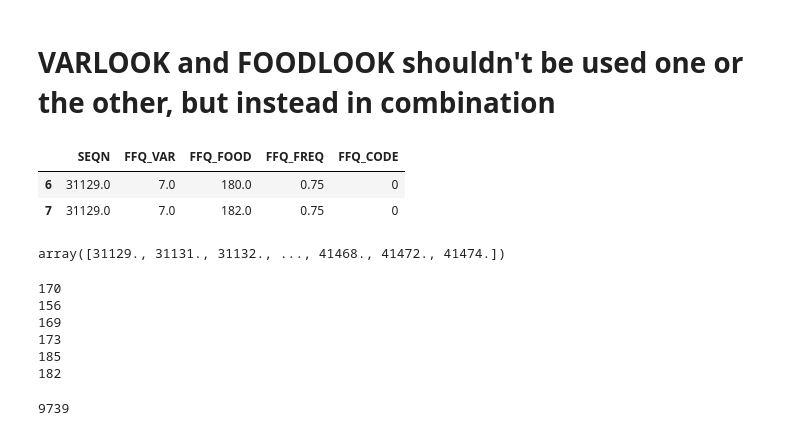
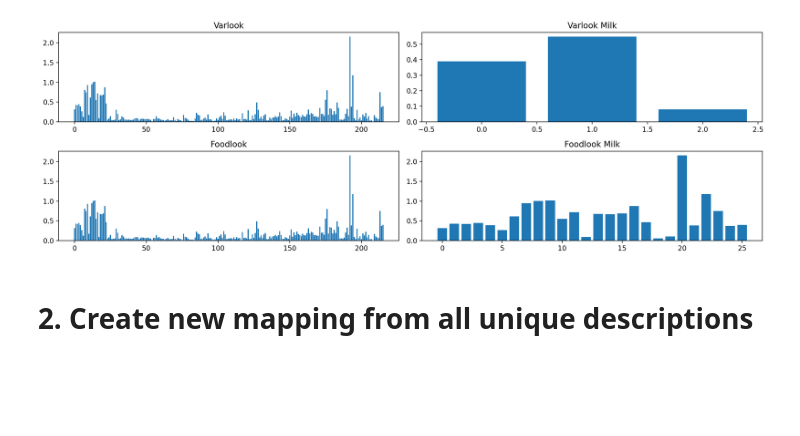
Before and after one commit to nicolasmatthewlee/foodstats-analysis, a Jupyter notebook: scripts/notebooks/ffq-analysis.ipynb, the cells around one changed output. Cells and saved outputs as stored; diff of their text form; code cells hidden in the pictures; blank space fills up the shorter version.

```diff
--- a/scripts/notebooks/ffq-analysis.ipynb
+++ b/scripts/notebooks/ffq-analysis.ipynb
@@ -5,4 +8,4 @@ import matplotlib.pyplot as plt
 # %%
-ffqdc=pd.read_csv('../nhanes-2005-2006/FFQDC_D.csv',index_col=0)
+ffqdc=pd.read_csv('../nhanes-2005-2006/FFQDC_D.csv',index_col=0).drop(columns='FFQ_CODE')
 varlook=pd.read_csv('../nhanes-2005-2006/VARLK_D.csv',index_col=0)
 foodlook=pd.read_csv('../nhanes-2005-2006/FOODLK_D.csv',index_col=0)
@@ -46,6 +14,21 @@ def findInVarlook(key):
+# %%
+def findInVarlook(key,show=True):
+    if show: print('Varlook')
+    ids=[]
+    for i,e in enumerate(varlook['VALUE']):
+        if key in e.lower():
+            if show: print(e)
+            ids.append(varlook.loc[i]['FFQ_VAR'])
+    return ids
+
+def findInFoodlook(key,show=True):
+    if show: print('Foodlook')
+    ids=[]
+    for i,e in enumerate(foodlook['VALUE']):
+        if key in e.lower():
+            if show: print(e)
+            ids.append(foodlook.loc[i]['FFQ_FOOD'])
+    return ids
 # %%
-print('Varlook')
-varlookMilk = findInVarlook('milk')
-
-print('\nFoodlook')
-foodlookMilk = findInFoodlook('milk')
+varlookMilk = findInVarlook('milk',show=False)
+foodlookMilk = findInFoodlook('milk',show=False)
@@ -84,32 +35,21 @@ ax[1].bar(list(range(len(varlookMilkFrequencies))),varlookMilkFrequencies['FFQ_F
-# %% [markdown]
-# VARLOOK and FOODLOOK shouldn't be used one or the other, but instead in combination
-# %%
-respondent=ffqdc[ffqdc['SEQN']==31129.0]
-#print(respondent[respondent['FFQ_FOOD']==180])
-respondent[respondent['FFQ_VAR']==7]
-# %% [output]
-|  | SEQN | FFQ_VAR | FFQ_FOOD | FFQ_FREQ | FFQ_CODE |
-| 6 | 31129.0 | 7.0 | 180.0 | 0.75 | 0 |
-| 7 | 31129.0 | 7.0 | 182.0 | 0.75 | 0 |
-# %%
-ffqdc['SEQN'].unique()
-# %% [output]
-array([31129., 31131., 31132., ..., 41468., 41472., 41474.])
-# %%
-print(len(ffqdc[ffqdc['SEQN']==31131]))
-print(len(ffqdc[ffqdc['SEQN']==31132]))
-print(len(ffqdc[ffqdc['SEQN']==31133]))
-print(len(ffqdc[ffqdc['SEQN']==31134]))
-print(len(ffqdc[ffqdc['SEQN']==41474]))
-print(len(ffqdc[ffqdc['SEQN']==41472]))
-# %% [output]
-170
-156
-169
-173
-185
-182
-# %%
-len(ffqdc[ffqdc['FFQ_VAR']==7]['FFQ_FREQ'])
-# %% [output]
-9739
+# %%
+varlookFrequencies=ffqdc.groupby('FFQ_FOOD').mean().drop(columns='SEQN')
+varlookMilkFrequencies = varlookFrequencies.loc[varlookMilk]
+
+foodlookFrequencies=ffqdc.groupby('FFQ_FOOD').mean().drop(columns='SEQN')
+foodlookMilkFrequencies = foodlookFrequencies.loc[foodlookMilk]
+
+fig,ax=plt.subplots(nrows=2,ncols=2,figsize=(15,5),tight_layout=True)
+ax[0,0].set_title('Varlook')
+ax[0,0].bar(list(range(len(varlookFrequencies))),varlookFrequencies['FFQ_FREQ'])
+ax[0,1].set_title('Varlook Milk')
+ax[0,1].bar(list(range(len(varlookMilkFrequencies))),varlookMilkFrequencies['FFQ_FREQ']);
+
+ax[1,0].set_title('Foodlook')
+ax[1,0].bar(list(range(len(foodlookFrequencies))),foodlookFrequencies['FFQ_FREQ'])
+ax[1,1].set_title('Foodlook Milk')
+ax[1,1].bar(list(range(len(foodlookMilkFrequencies))),foodlookMilkFrequencies['FFQ_FREQ']);
+# %% [output]
+[figure, added]
+# %% [markdown]
+# 2. Create new mapping from all unique descriptions
```
Also changed, not shown: parts of 16 cells of this notebook, 1 other file.
